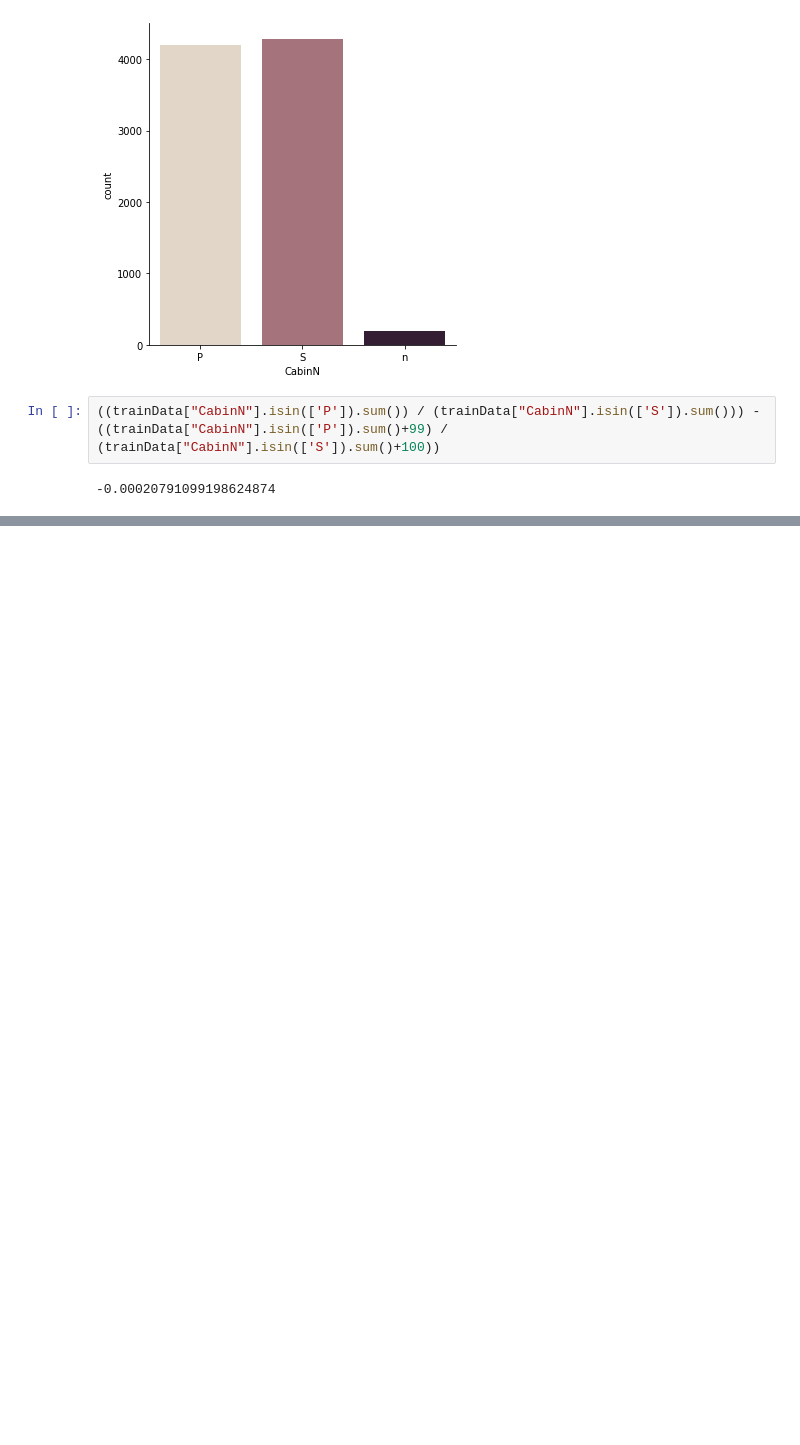
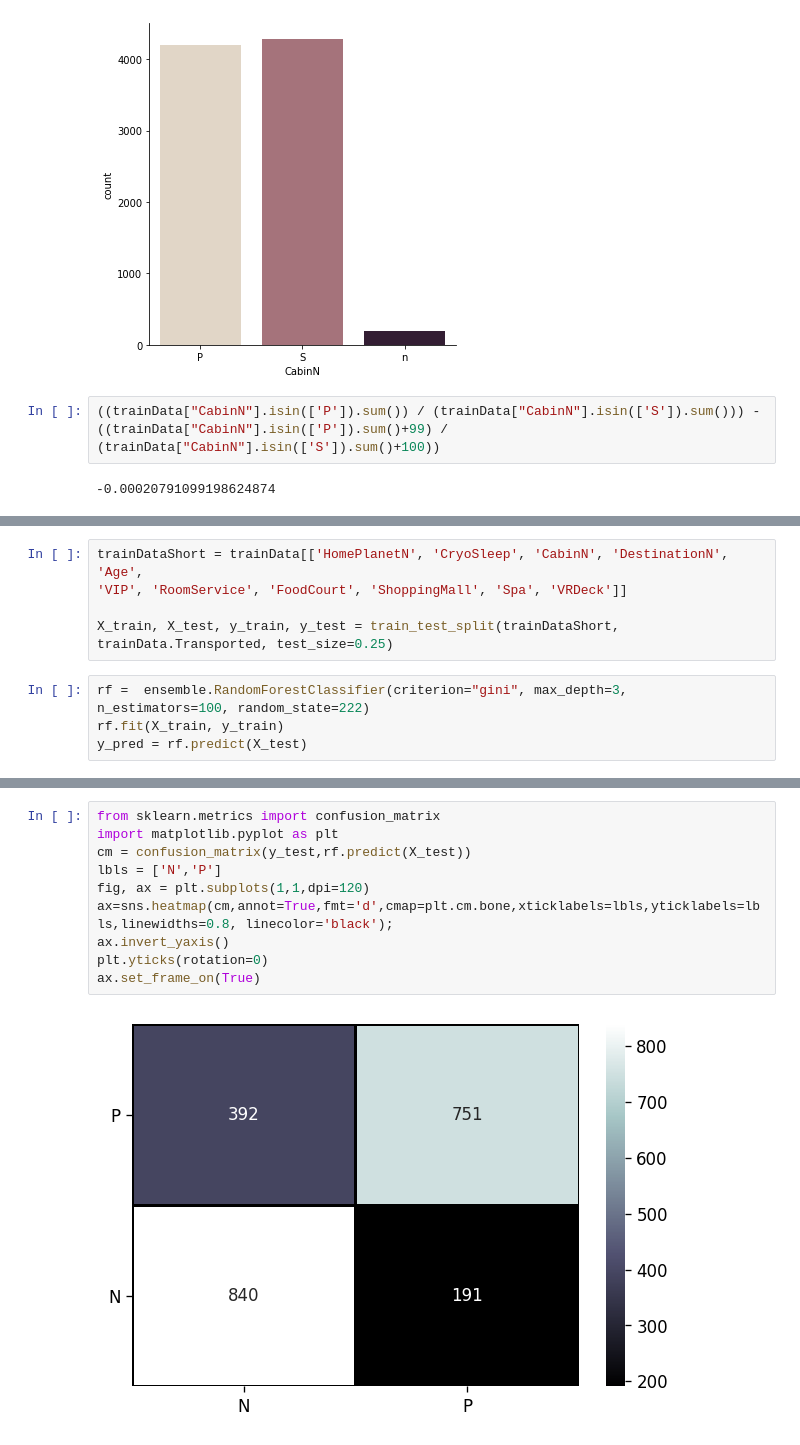
Before and after one commit to siddpatel1/Summer22Projects, a Jupyter notebook: SpaceshipTitanic_Kaggle/SSTnotebook.ipynb, the cells around one changed output, grey strips where cells are left out. Cells and saved outputs as stored; diff of their text form; blank space fills up the shorter version.

```diff
--- a/SpaceshipTitanic_Kaggle/SSTnotebook.ipynb
+++ b/SpaceshipTitanic_Kaggle/SSTnotebook.ipynb
@@ -201 +265,10 @@ ValueError: Sample larger than population or is negative
+# %%
+trainDataShort = trainData[['HomePlanetN', 'CryoSleep', 'CabinN', 'DestinationN', 'Age',
+'VIP', 'RoomService', 'FoodCourt', 'ShoppingMall', 'Spa', 'VRDeck']]
+
+X_train, X_test, y_train, y_test = train_test_split(trainDataShort, trainData.Transported, test_size=0.25)
+# %%
+rf =  ensemble.RandomForestClassifier(criterion="gini", max_depth=3, n_estimators=100, random_state=222)
+rf.fit(X_train, y_train)
+y_pred = rf.predict(X_test)
 # %%
@@ -203,0 +287,12 @@ dTree = tree.DecisionTreeClassifier(max_depth=3).fit(trainData[['HomePlanetN', '
+# %%
+from sklearn.metrics import confusion_matrix
+import matplotlib.pyplot as plt
+cm = confusion_matrix(y_test,rf.predict(X_test))
+lbls = ['N','P']
+fig, ax = plt.subplots(1,1,dpi=120)
+ax=sns.heatmap(cm,annot=True,fmt='d',cmap=plt.cm.bone,xticklabels=lbls,yticklabels=lbls,linewidths=0.8, linecolor='black');
+ax.invert_yaxis()
+plt.yticks(rotation=0)
+ax.set_frame_on(True)
+# %% [output]
+[figure, added]
```
Also changed, not shown: parts of 20 cells of this notebook.
